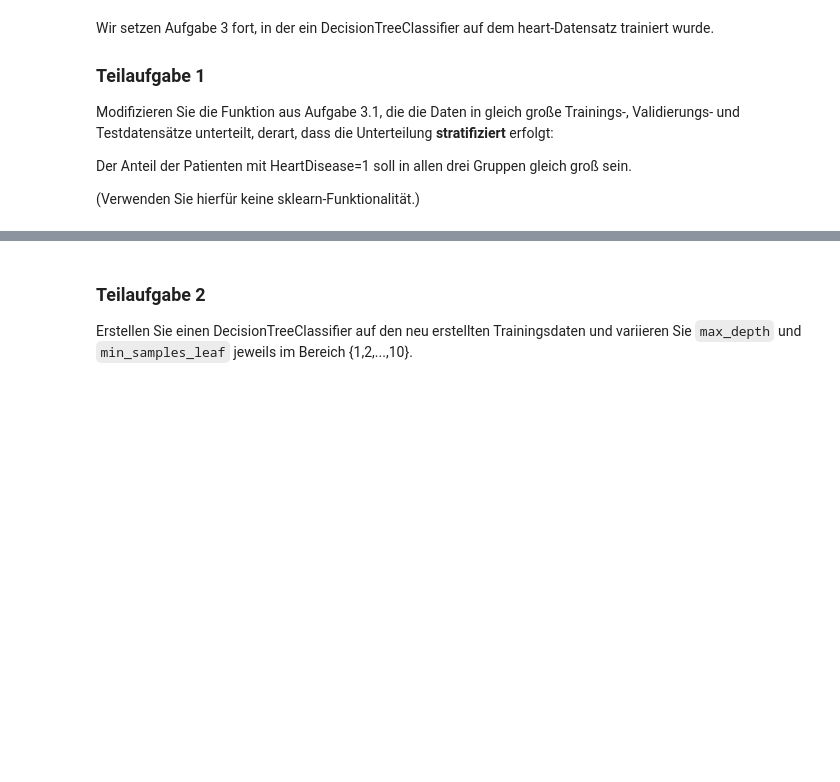
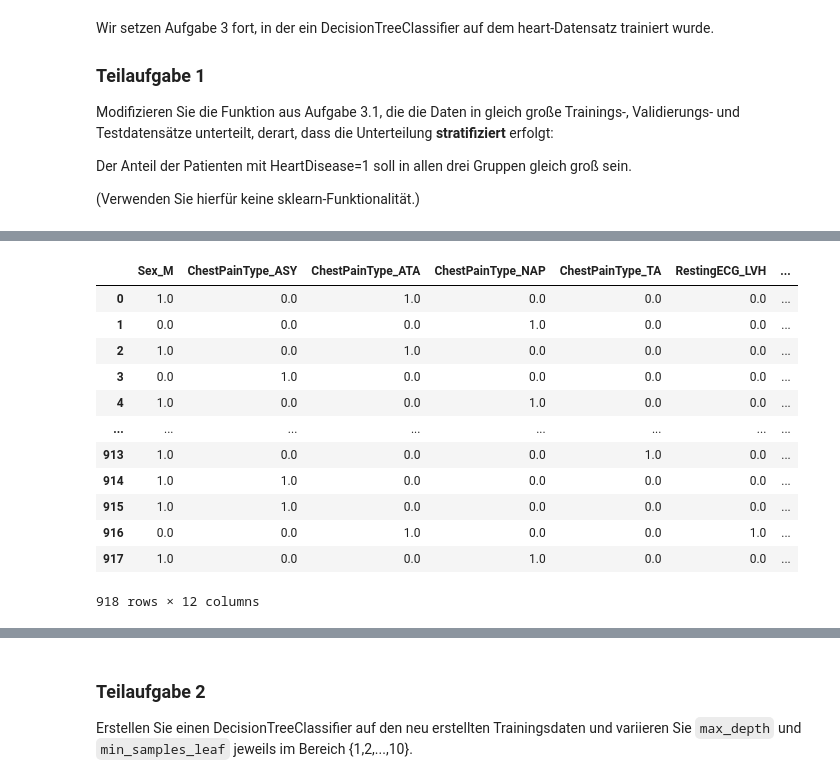
Before and after one commit to MartinElsaesser/data-science, a Jupyter notebook: exercises/exercise5/exercise5.ipynb, the cells around one changed output, grey strips where cells are left out. Cells and saved outputs as stored; diff of their text form; code cells hidden in the pictures; blank space fills up the shorter version.

```diff
--- a/exercises/exercise5/exercise5.ipynb
+++ b/exercises/exercise5/exercise5.ipynb
@@ -10,0 +80,35 @@ Der Anteil der Patienten mit HeartDisease=1 soll in allen drei Gruppen gleich gr
+# %%
+from sklearn.preprocessing import OneHotEncoder
+enc = OneHotEncoder( handle_unknown="ignore", sparse_output=False, drop="if_binary" )
+
+# handle_unknown="ignore" => any unknown category will be mapped to "all zeros"
+# drop="if_binary"        => Sex is a binary variable (it contains only "M" and "F"), so it is sufficient
+#                            to store if Sex_M is 0 or 1. More generally, if there are n categories,
+#                            it is sufficient to create n-1 columns.
+#                            Note however that this collides with handle_unknown="ignore".
+#                            Namely, if a third value is encountered during testing (e.g. "unknown" for Sex),
+#                            it will be mapped to 0 (because of handle_unknown="ignore")
+#                            which will be interpreted as "Sex=F" (because of drop="if_binary").
+#                            The drop-parameter is used here for demonstration only.
+
+X_cat = pd.DataFrame (
+	enc.fit_transform ( df_heart.loc[:,X_catcols] ),
+	columns=enc.get_feature_names_out(),
+	index=df_heart.index
+)
+
+X_cat
+# %% [output]
+|  | Sex_M | ChestPainType_ASY | ChestPainType_ATA | ChestPainType_NAP | ChestPainType_TA | RestingECG_LVH | ... |
+| 0 | 1.0 | 0.0 | 1.0 | 0.0 | 0.0 | 0.0 | ... |
+| 1 | 0.0 | 0.0 | 0.0 | 1.0 | 0.0 | 0.0 | ... |
+| 2 | 1.0 | 0.0 | 1.0 | 0.0 | 0.0 | 0.0 | ... |
+| 3 | 0.0 | 1.0 | 0.0 | 0.0 | 0.0 | 0.0 | ... |
+| 4 | 1.0 | 0.0 | 0.0 | 1.0 | 0.0 | 0.0 | ... |
+| ... | ... | ... | ... | ... | ... | ... | ... |
+| 913 | 1.0 | 0.0 | 0.0 | 0.0 | 1.0 | 0.0 | ... |
+| 914 | 1.0 | 1.0 | 0.0 | 0.0 | 0.0 | 0.0 | ... |
+| 915 | 1.0 | 1.0 | 0.0 | 0.0 | 0.0 | 0.0 | ... |
+| 916 | 0.0 | 0.0 | 1.0 | 0.0 | 0.0 | 1.0 | ... |
+| 917 | 1.0 | 0.0 | 0.0 | 1.0 | 0.0 | 0.0 | ... |
+918 rows × 12 columns
```
Also changed, not shown: parts of 11 cells of this notebook.
